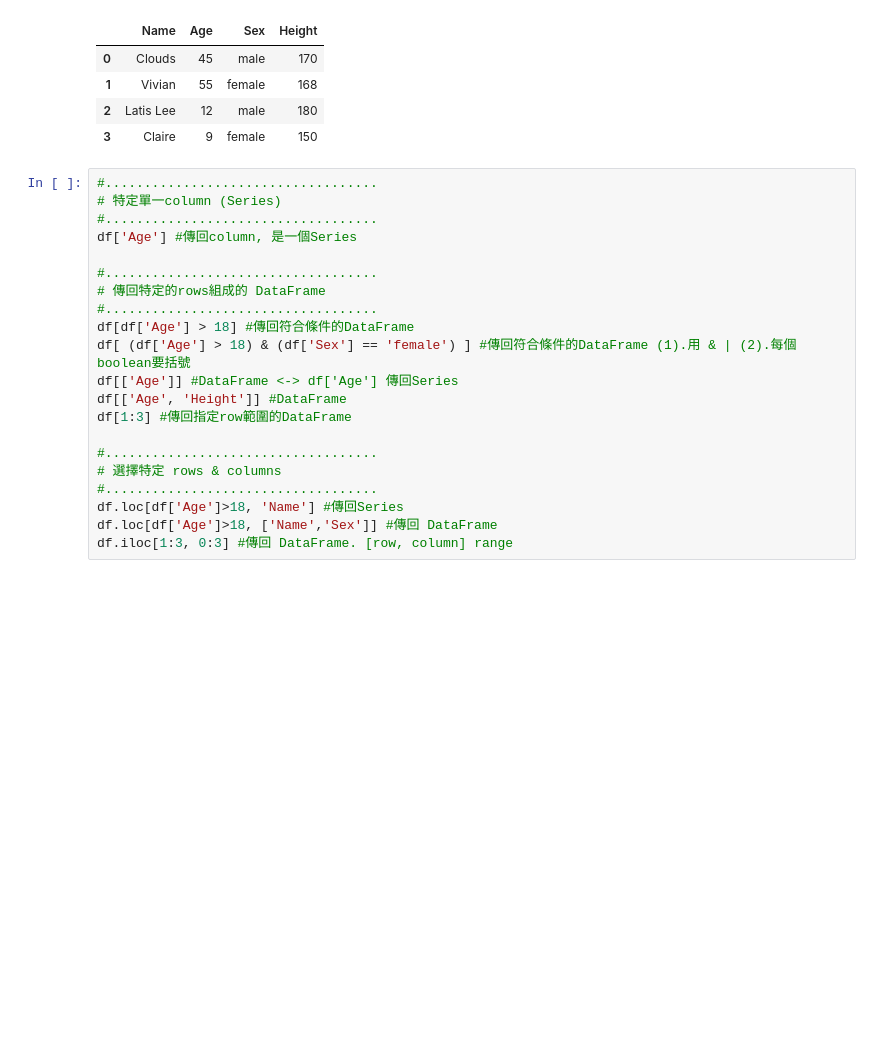
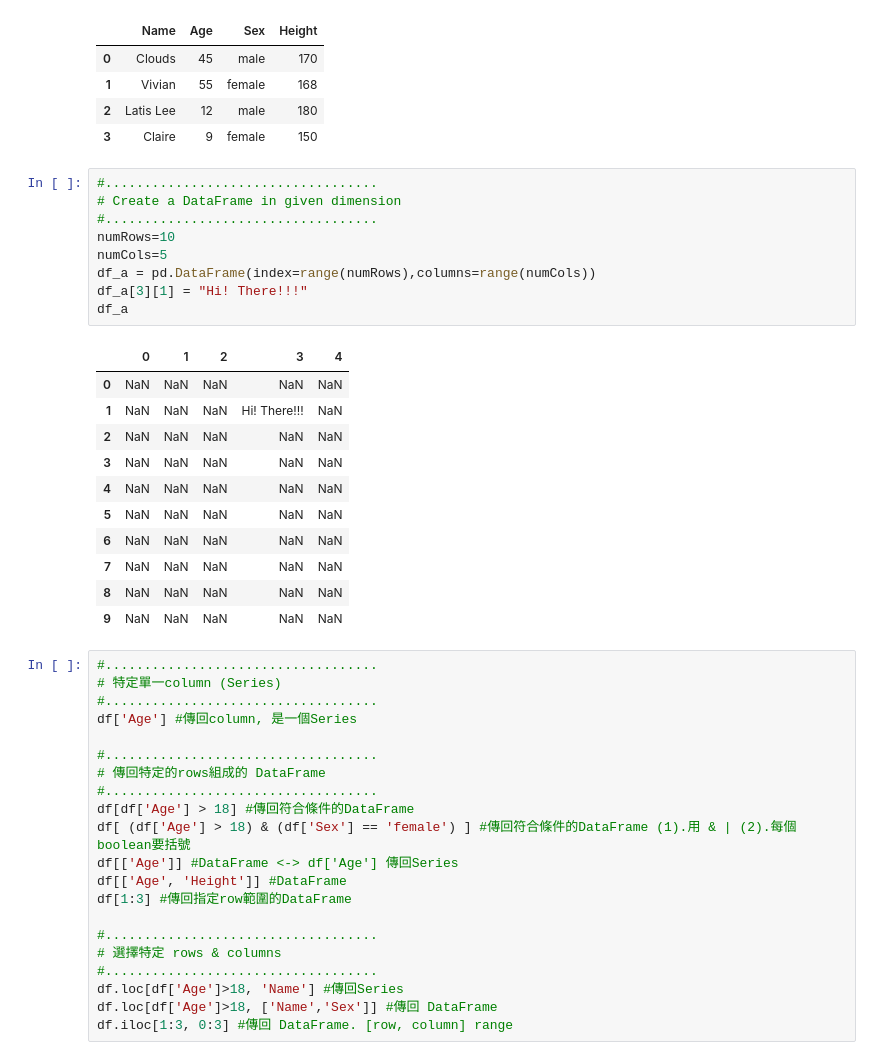
Before and after one commit to SoleilPatio/cls-toolbox, a Jupyter notebook: jupyterNotebook/JN-Pandas.ipynb, the cells around one changed output. Cells and saved outputs as stored; diff of their text form; blank space fills up the shorter version.

```diff
--- a/jupyterNotebook/JN-Pandas.ipynb
+++ b/jupyterNotebook/JN-Pandas.ipynb
@@ -45,6 +45,27 @@ df #一個DataFrame
 | 1 | Vivian | 55 | female | 168 |
 | 2 | Latis Lee | 12 | male | 180 |
 | 3 | Claire | 9 | female | 150 |
+# %%
+#...................................
+# Create a DataFrame in given dimension
+#...................................
+numRows=10
+numCols=5
+df_a = pd.DataFrame(index=range(numRows),columns=range(numCols))
+df_a[3][1] = "Hi! There!!!"
+df_a
+# %% [output]
+|  | 0 | 1 | 2 | 3 | 4 |
+| 0 | NaN | NaN | NaN | NaN | NaN |
+| 1 | NaN | NaN | NaN | Hi! There!!! | NaN |
+| 2 | NaN | NaN | NaN | NaN | NaN |
+| 3 | NaN | NaN | NaN | NaN | NaN |
+| 4 | NaN | NaN | NaN | NaN | NaN |
+| 5 | NaN | NaN | NaN | NaN | NaN |
+| 6 | NaN | NaN | NaN | NaN | NaN |
+| 7 | NaN | NaN | NaN | NaN | NaN |
+| 8 | NaN | NaN | NaN | NaN | NaN |
+| 9 | NaN | NaN | NaN | NaN | NaN |
 # %%
 #...................................
 # 特定單一column (Series)
```
Also changed, not shown: parts of 1 cell of this notebook.
